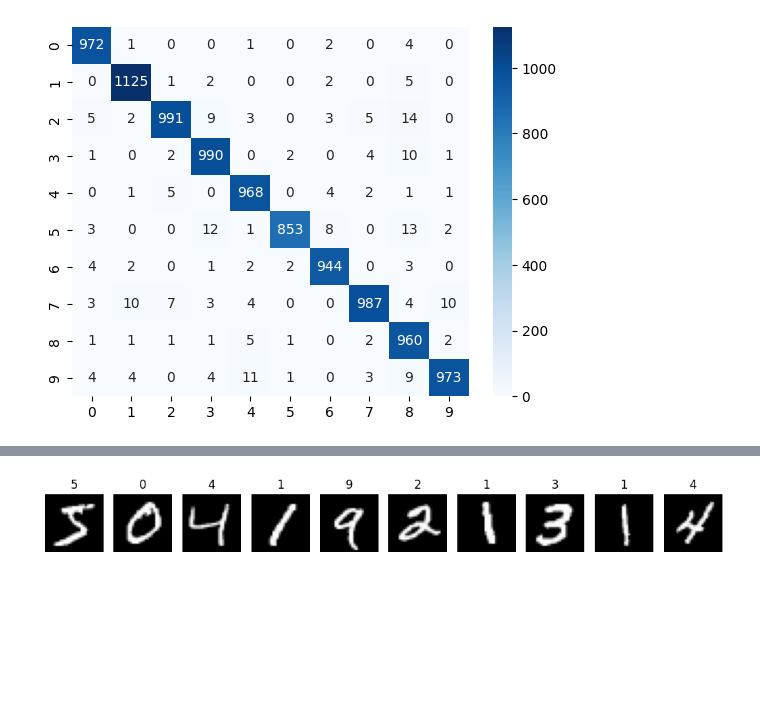
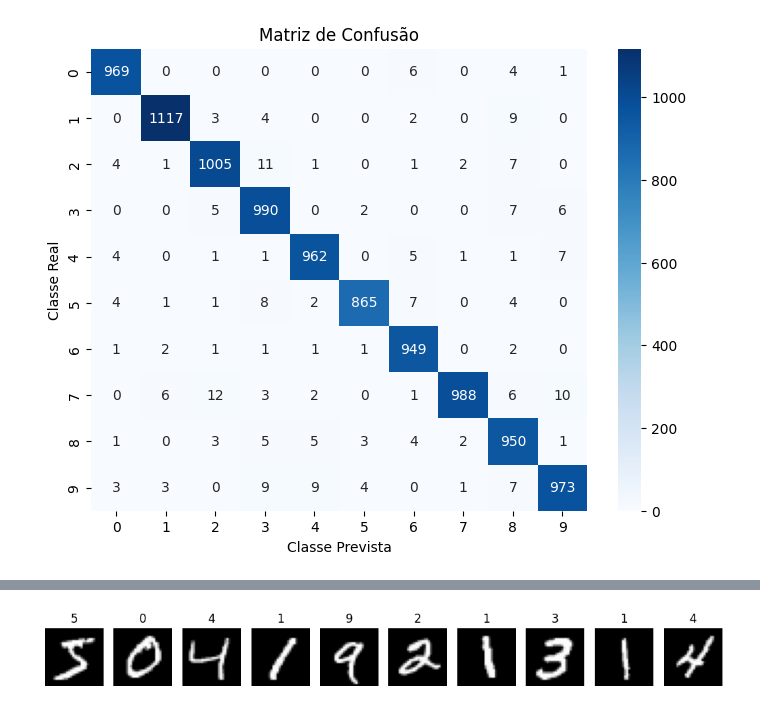
Before and after one commit to Ima23-d/Seminario-Vis-o-computacional, a Jupyter notebook: visao_computacional/MINIST/main.ipynb, the cells around one changed output, grey strips where cells are left out. Drawn from its saved outputs; the diff is of its cells as text; code cells hidden in the pictures; blank space fills up the shorter version.

```diff
--- a/visao_computacional/MINIST/main.ipynb
+++ b/visao_computacional/MINIST/main.ipynb
@@ -1,37 +1,45 @@
 # %%
 from tensorflow.keras.datasets import mnist
 from tensorflow.keras import layers, models
-from sklearn.metrics import accuracy_score
-from sklearn.metrics import confusion_matrix
+from sklearn.metrics import accuracy_score, confusion_matrix
 import numpy as np
 import matplotlib.pyplot as plt
-import pandas as pd
 import seaborn as sns
 
-(x_train,y_train),(x_test,y_test) = mnist.load_data()#Dataset mnist
-x_train,x_test = x_train / 255.0, x_test / 255.0 #Normalização dos dados
 
-modelo = models.Sequential([ #Rede neural
-    layers.Flatten(input_shape=(28, 28)),
-    layers.Dense(128, activation='relu'),
-    layers.Dense(64, activation='relu'),
-    layers.Dense(10, activation='softmax')
-])
-6
-modelo.compile(optimizer='adam', #Compilação do modelo
-               loss='sparse_categorical_crossentropy',
-               metrics=['accuracy'])
+(x_train, y_train), (x_test, y_test) = mnist.load_data()
 
-modelo.fit(x_train,y_train,epochs=5,validation_data=(x_test,y_test))#Treinamento do modelo
-
-previsao = modelo.predict(x_test)
-previsao_categoria = np.argmax(previsao, axis=1)
-
-matriz_confusao = confusion_matrix(y_test, previsao_categoria)
-acuracia = accuracy_score(y_test, previsao_categoria)
+x_train, x_test = x_train / 255.0, x_test / 255.0
 
 
-sns.heatmap(matriz_confusao, annot=True, fmt='d', cmap='Blues')
+modelo = models.Sequential([  # Rede neural
+    layers.Flatten(input_shape=(28, 28)), # - vetorizar as imagens 28x28 em um vetor de 784 elementos
+    layers.Dense(128, activation='relu'), # - neurônios na camada oculta
+    layers.Dense(64, activation='relu'), # - neurônios na camada oculta
+    layers.Dense(10, activation='softmax') # - camada de saída com 10 classes (0-9)
+])
+
+
+modelo.compile(optimizer='adam', # - onde usa as derivadas para ajustar os pesos
+               loss='sparse_categorical_crossentropy', # - função de perda
+               metrics=['accuracy']) # - métrica de avaliação
+
+modelo.fit(x_train, y_train, epochs=5, validation_data=(x_test, y_test))
+
+
+previsao = modelo.predict(x_test) # - retorna probabilidades para cada classe
+previsao_categoria = np.argmax(previsao, axis=1) # - converte probabilidades em classes previstas
+
+
+matriz_confusao = confusion_matrix(y_test, previsao_categoria) # - matriz de confusão
+acuracia = accuracy_score(y_test, previsao_categoria) # - acurácia do modelo
+
+plt.figure(figsize=(8, 6))
+sns.heatmap(matriz_confusao, annot=True, fmt='d', cmap='Blues', xticklabels=range(10), yticklabels=range(10))
+plt.title("Matriz de Confusão")
+plt.xlabel('Classe Prevista')
+plt.ylabel('Classe Real')
+plt.show()
 
 print("Dataset MNIST - Dígitos manuscritos")
 plt.figure(figsize=(10, 10))
@@ -43,11 +51,26 @@ for i in range(10):
 plt.tight_layout()
 plt.show()
 
+print("10 primeiras previsões:")
+for i in range(5):
+    plt.title(f"Predição: {previsao_categoria[i]}, Real: {y_test[i]}, Acurácia: {acuracia:.2f}")
+    plt.imshow(x_test[i], cmap='gray')
+    plt.axis('off')
+    plt.show()
 
-print("10 primeiras previsões:")
-for i in range(10):
-    plt.title(f"Predição: {previsao_categoria[i]}, Real: {y_test[i]}, Acurácia: {acuracia:.2%}")
-    plt.imshow(x_test[i], cmap='gray')
-    plt.show()
+print("Matriz de valores de pixels da primeira imagem de teste:")
+plt.figure(figsize=(8, 8))
+plt.imshow(x_test[0], cmap='gray')
+plt.title('Matriz com Valores de Pixels')
+plt.axis('off')
+linhas, colunas = x_test[0].shape
+for i in range(linhas):
+    for j in range(colunas):
+        valor = x_test[0][i, j] * 255 # Escala de 0 a 255
+        cor_texto = 'white' if valor < 128 else 'black'
+        plt.text(j, i, f'{valor:2.0f}', ha='center', va='center', color=cor_texto, fontsize=6)
+
+plt.tight_layout()
+plt.show()
 # %% [output]
 Epoch 1/5
@@ -65 +87 @@ Dataset MNIST - Dígitos manuscritos
-[figure, old version]
+[figure, new version]
```
Also changed, not shown: parts of 19 cells of this notebook.
